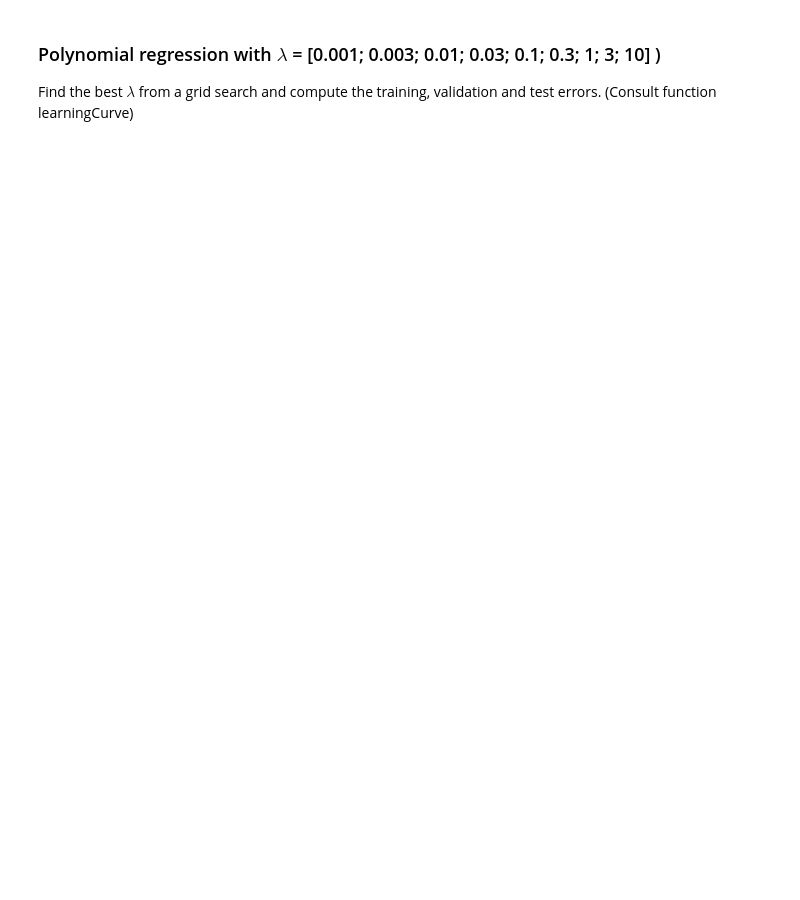
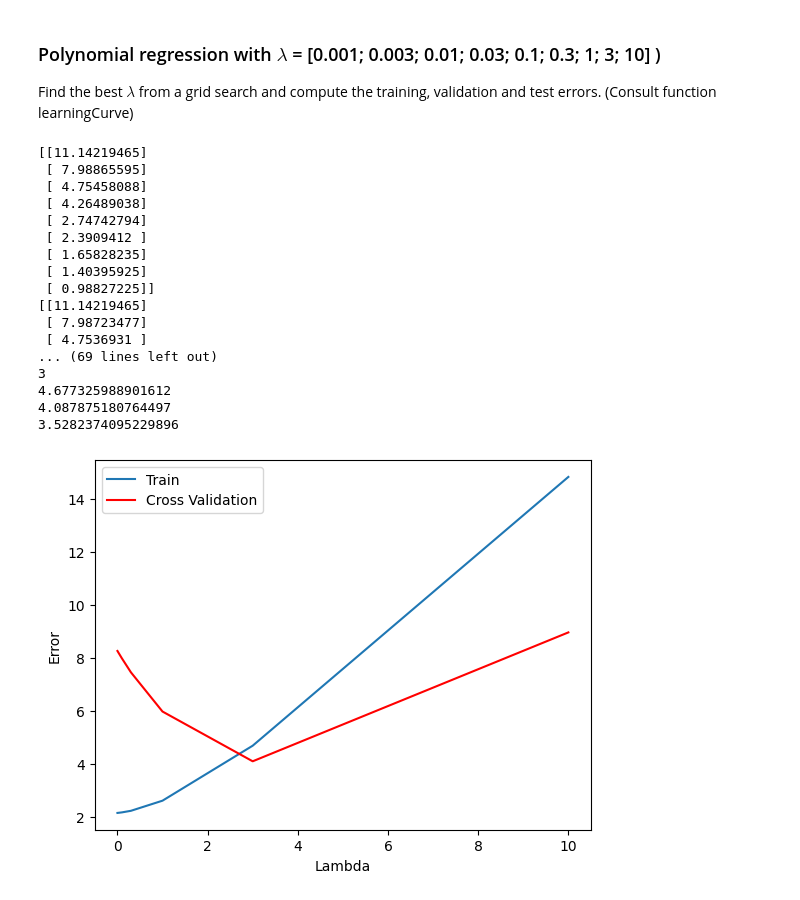
Before and after one commit to JoaoAnt42/Course, a Jupyter notebook: Machine Learning Fundamentals/Class5/Lab5/ML_BiasVariance.ipynb, the cells around one changed output. Drawn from its saved outputs; the diff is of its cells as text; code cells hidden in the pictures; blank space fills up the shorter version.

```diff
--- a/Machine Learning Fundamentals/Class5/Lab5/ML_BiasVariance.ipynb
+++ b/Machine Learning Fundamentals/Class5/Lab5/ML_BiasVariance.ipynb
@@ -280,7 +283,7 @@ degree=8
 X_poly = polyFeatures(X, degree)
 
 #Check the range of values for the polynomial features
-print(X_poly.shape)
+# print(min(X_poly).any(), max(X_poly).any())
 
 # Standardize the features by removing the mean and scaling to unit variance.
 sc_X=StandardScaler()
@@ -291,4 +294,4 @@ X_poly_normalized=sc_X.transform(X_poly) #Transform the training data
 print(X_poly_normalized.shape)
 
 #Add an extra column of 1' to X_poly
-X_poly_normalized = np.append(np.ones((X_poly.shape[0],1)), X_poly, axis = 1)
+X_poly_normalized = np.append(np.ones((X_poly_normalized.shape[0],1)), X_poly_normalized, axis = 1)
@@ -379,6 +382,6 @@ plt.ylim(-5,160)
 # %%
 #Call learningCurve to compute E_train and E_cv
-error_train, error_val = ?
+error_train, error_val = learningCurve(X_poly_normalized, y, X_poly_val_normalized, yval, learn_rate, num_iter, Lambda)
 # %%
 # Fig.7
 
@@ -401,21 +407,20 @@ def validationCurve (X, y, Xval, yval, learn_rate, num_iter, Lambda_array):
     """
     Returns the best lambda and the respective train and cross validation set errors
     """
-    m = ?  # Number of training examples
-    n=?  # number of features
-    mval = ?  # Number of validation examples
+    m = X.shape[0]  # Number of training examples
+    n = X.shape[1]  # number of features
+    mval = Xval.shape[0]  # Number of validation examples
 
     error_train, error_val = [],[]
 
     for lam in Lambda_array:
         # inicialize theta vector with 0s
-        theta_ini= ?
+        theta_ini=  np.zeros([(n),1])
         #call gradientDescent to compute the optimal theta
-        theta = ?
-
+        theta = gradientDescent( X, y,theta_ini,learn_rate,num_iter,lam)[0]
         #After the training is over, apply the trained model for train and validation data
-        pred_train = ?
-        pred_val =  ?
+        pred_train = np.dot(X, theta)
+        pred_val = np.dot(Xval, theta)
 
         #Compute the train and validation error
         error_train_i = 1/(2*m) * np.sum((pred_train - y)**2)
@@ -432,31 +437,51 @@ def validationCurve (X, y, Xval, yval, learn_rate, num_iter, Lambda_array):
 # %%
 Lambda_array = [0.001, 0.003, 0.01, 0.03, 0.1, 0.3, 1, 3, 10]
 
 best_lambda, error_train, error_val = validationCurve(X_poly_normalized, y, X_poly_val_normalized, yval, learn_rate, num_iter, Lambda_array)
 
 print(best_lambda)
 
 plt.plot(Lambda_array,error_train,label="Train")
 plt.plot(Lambda_array,error_val,label="Cross Validation",color="r")
 plt.xlabel("Lambda")
 plt.ylabel("Error")
 plt.legend()
 
 #for the best_lambda computed above, print the training (Etrain), validation (Eval) and test (Etest) errors
 
 # inicialize all theta at 0.
-theta_ini=?
+n = X_poly_normalized.shape[1]
+theta_ini= np.zeros([(n),1])
 theta_poly = gradientDescent(X_poly_normalized, y,theta_ini,learn_rate,num_iter,best_lambda)[0]
 
 pred = np.dot(X_poly_normalized,theta_poly)
 Etrain = 1/(2*m) * np.sum((pred - y)**2)
 
 pred_val = np.dot(X_poly_val_normalized,theta_poly)
 Eval = 1/(2*mval) * np.sum((pred_val - yval)**2)
 
 pred_test = np.dot(X_poly_test_normalized, theta_poly)
 Etest = 1/(2*mtest) * np.sum((pred_test - ytest)**2)
 
 print(Etrain)
 print(Eval)
 print(Etest)
+# %% [output]
+[[11.14219465]
+ [ 7.98865595]
+ [ 4.75458088]
+ [ 4.26489038]
+ [ 2.74742794]
+ [ 2.3909412 ]
+ [ 1.65828235]
+ [ 1.40395925]
+ [ 0.98827225]]
+[[11.14219465]
+ [ 7.98723477]
+ [ 4.7536931 ]
+... (69 lines left out)
+3
+4.677325988901612
+4.087875180764497
+3.5282374095229896
+[figure, added]
```
Also changed, not shown: parts of 7 cells of this notebook.
